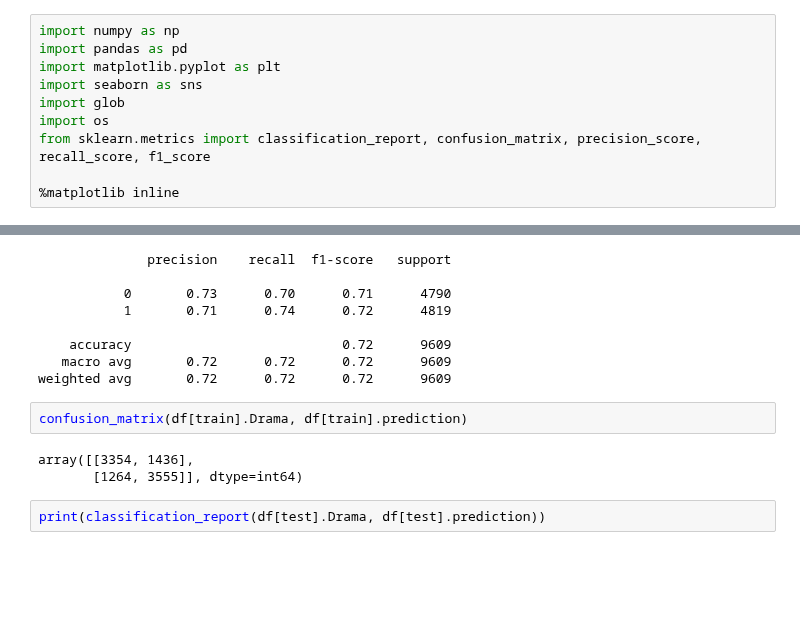
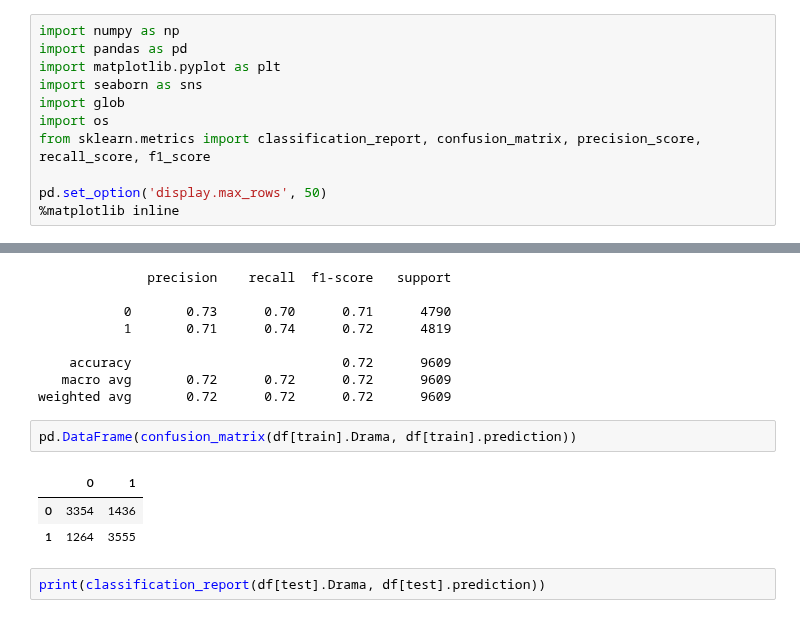
Before and after one commit to James-Leslie/deep-collaborative-filtering, a Jupyter notebook: movielens10m-results.ipynb, the cells around one changed output, grey strips where cells are left out. Saved outputs shown, nothing was run; the diff lists cells and outputs as text; blank space fills up the shorter version.

```diff
--- a/movielens10m-results.ipynb
+++ b/movielens10m-results.ipynb
@@ -7,6 +7,7 @@ import glob
 import os
 from sklearn.metrics import classification_report, confusion_matrix, precision_score, recall_score, f1_score
 
+pd.set_option('display.max_rows', 50)
 %matplotlib inline
 # %%
 sns.set(style='whitegrid', palette='muted',
@@ -58,10 +53,11 @@ print(classification_report(df[train].Drama, df[train].prediction))
    macro avg       0.72      0.72      0.72      9609
 weighted avg       0.72      0.72      0.72      9609
 # %%
-confusion_matrix(df[train].Drama, df[train].prediction)
+pd.DataFrame(confusion_matrix(df[train].Drama, df[train].prediction))
 # %% [output]
-array([[3354, 1436],
-       [1264, 3555]], dtype=int64)
+|  | 0 | 1 |
+| 0 | 3354 | 1436 |
+| 1 | 1264 | 3555 |
 # %%
 print(classification_report(df[test].Drama, df[test].prediction))
 # %% [output]
```
Also changed, not shown: parts of 28 cells of this notebook, 2 other files.
